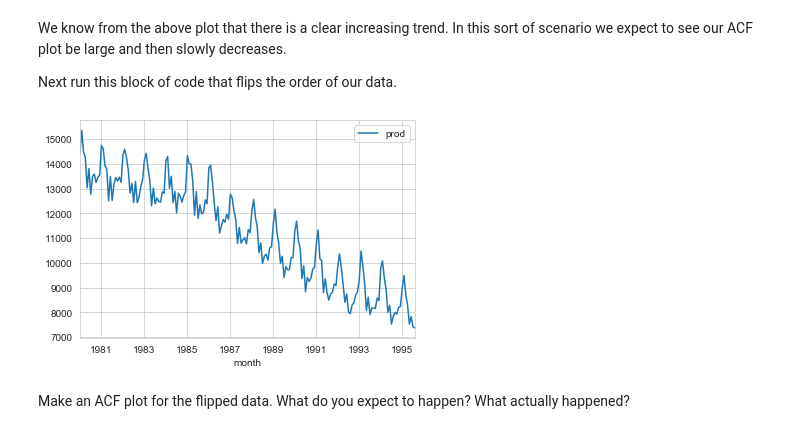
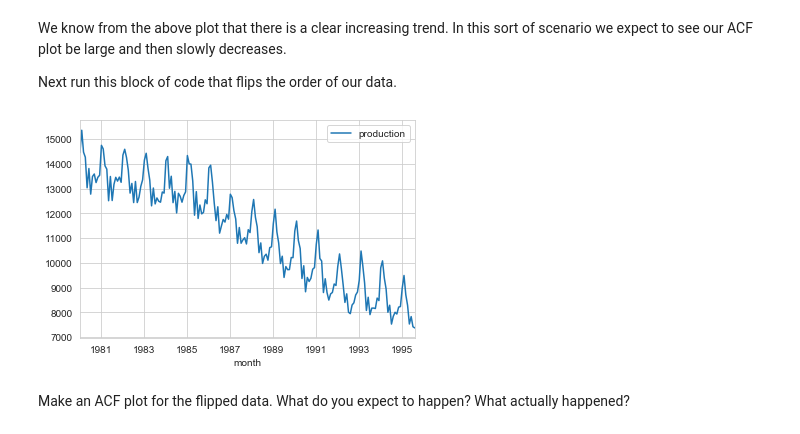
Before and after one commit to Slytherin1112/PythonCurriculum, a Jupyter notebook: Lectures/TimeSeries/Notebook 2 - Lag and Autocorrelation.ipynb, the cells around one changed output. Drawn from its saved outputs; the diff is of its cells as text; code cells hidden in the pictures.

```diff
--- a/Lectures/TimeSeries/Notebook 2 - Lag and Autocorrelation.ipynb
+++ b/Lectures/TimeSeries/Notebook 2 - Lag and Autocorrelation.ipynb
@@ -253,13 +253,13 @@ Next run this block of code that flips the order of our data.
 # %%
 flipped = elec.copy()
 # %%
-flipped['prod'] = elec.sort_values('month',ascending=False)['prod'].values
+flipped['production'] = elec.sort_values('month',ascending=False).production.values
 # %%
-flipped.plot(x="month",y="prod")
+flipped.plot(x="month",y="production")
 
 plt.show()
 # %% [output]
-[figure, old version]
+[figure, new version]
 # %% [markdown]
 Make an ACF plot for the flipped data. What do you expect to happen? What actually happened?
 # %%
```
Also changed, not shown: parts of 4 cells of this notebook, 1 other file.
